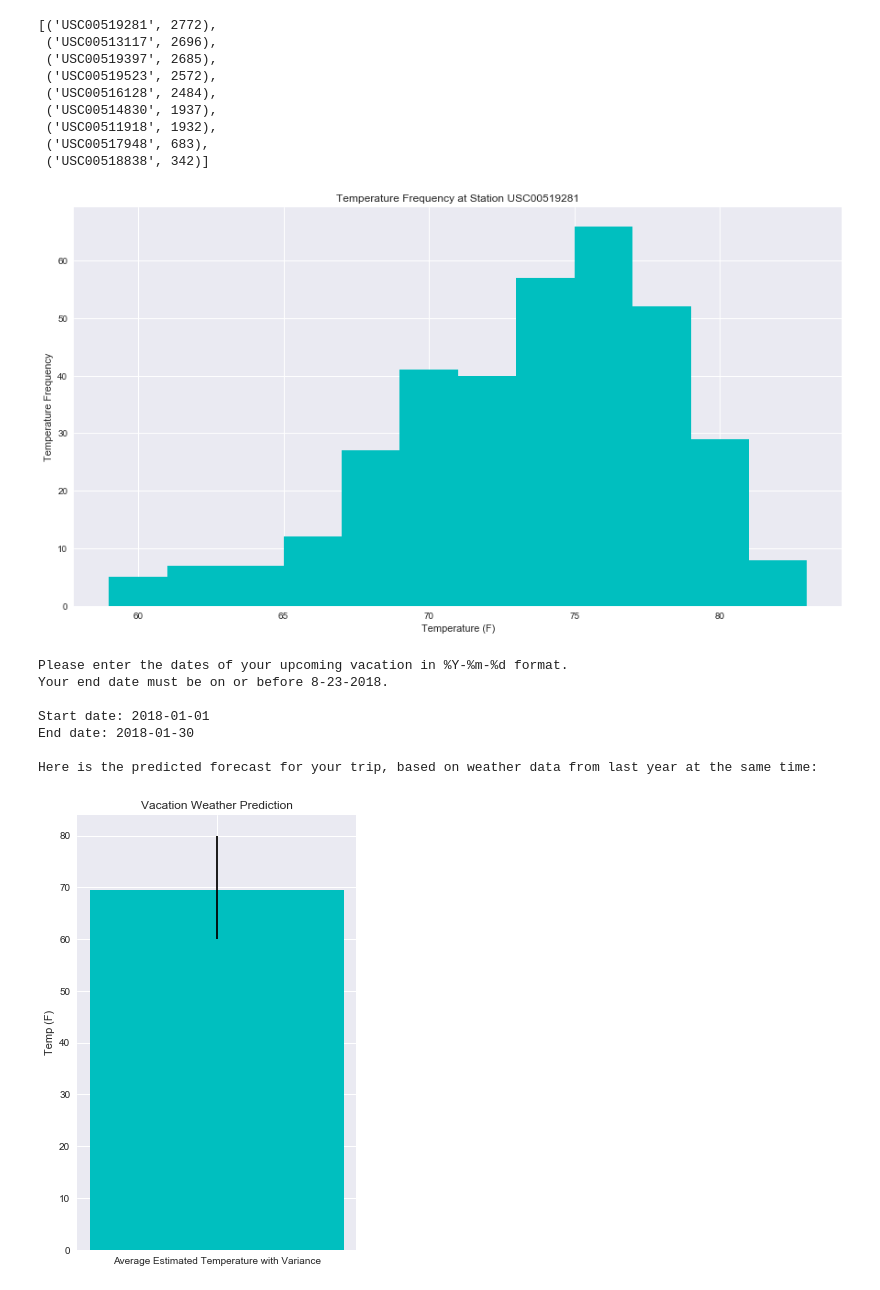
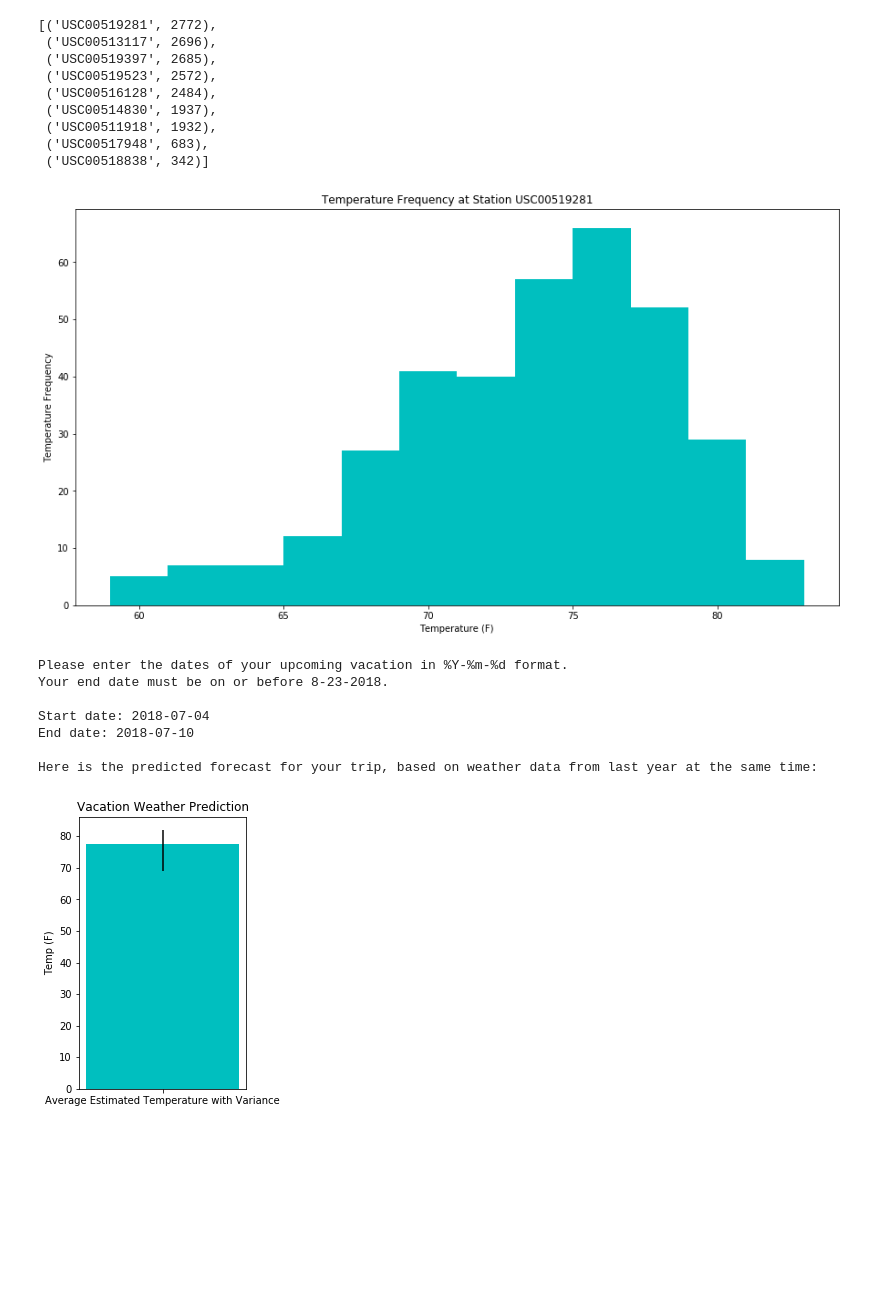
Before and after one commit to dianekvg/HawaiiWeather-DataRetrieval, a Jupyter notebook: climate_analysis.ipynb, the cells around one changed output. Saved outputs shown, nothing was run; the diff lists cells and outputs as text; code cells hidden in the pictures; blank space fills up the shorter version.

```diff
--- a/climate_analysis.ipynb
+++ b/climate_analysis.ipynb
@@ -1,22 +1,16 @@
 # %%
 # Dependencies
 from sqlalchemy import create_engine
-from sqlalchemy import Column, Integer, String, Float
 from sqlalchemy.ext.declarative import declarative_base
 Base = declarative_base()
 from sqlalchemy.ext.automap import automap_base
 from sqlalchemy.orm import Session
 import pandas as pd
 from datetime import timedelta
-import datetime
 import matplotlib.pyplot as plt
 import numpy as np
-import matplotlib.dates as mdates
-from matplotlib import style
-style.use('seaborn')
 import matplotlib
 from sqlalchemy import func
-import matplotlib.pyplot as plt; plt.rcdefaults()
 
 # Create database connection
 engine = create_engine('sqlite:///hawaii.sqlite')
@@ -120,7 +114,7 @@ plt.ylabel("Temperature Frequency")
 plt.savefig('USC00519281Frequency.png')
 plt.show()
 # %% [output]
-[figure, old version]
+[figure, new version]
 # %%
 # Create function
 
@@ -133,35 +127,35 @@ def calc_temps(start, end):
         nextyear = pd.to_datetime(row[1])
         if nextyear >= startdate and nextyear <= enddate:
             tempdata.append(row[0])
     label = ['temp']
     temps = pd.DataFrame(tempdata, columns=label)
     max = temps["temp"].max()
     min = temps["temp"].min()
     avg = np.round(temps["temp"].mean(), decimals=1)
     lowvar = avg - min
     highvar = max - avg
-    plt.figure(figsize=(5,8))
-    plt.bar(x_pos, avg, color='c', yerr=[[lowvar],[highvar]])
+    plt.figure(figsize=(3,5))
+    plt.bar([0], avg, color='c', yerr=[[lowvar],[highvar]])
     plt.ylabel("Temp (F)")
     plt.title("Vacation Weather Prediction")
     plt.xticks([0], ['Average Estimated Temperature with Variance'])
     plt.savefig('PredictedVacationWeather.png')
     print ("")
     print ("Here is the predicted forecast for your trip, based on weather data from last year at the same time:")
     plt.show()
 
 # Call function
 
 print ("Please enter the dates of your upcoming vacation in %Y-%m-%d format.")
 print ("Your end date must be on or before 8-23-2018.")
 print ("")
 calc_temps(input("Start date: "), input("End date: "))
 # %% [output]
 Please enter the dates of your upcoming vacation in %Y-%m-%d format.
 Your end date must be on or before 8-23-2018.
 
-Start date: 2018-01-01
-End date: 2018-01-30
+Start date: 2018-07-04
+End date: 2018-07-10
 
 Here is the predicted forecast for your trip, based on weather data from last year at the same time:
-[figure, old version]
+[figure, new version]
```
Also changed, not shown: parts of 2 cells of this notebook, 4 other files.
